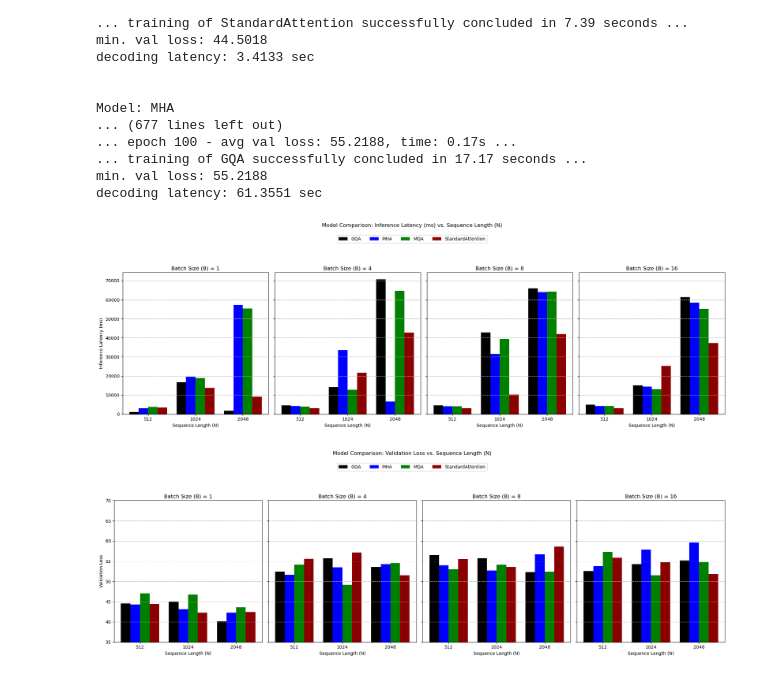
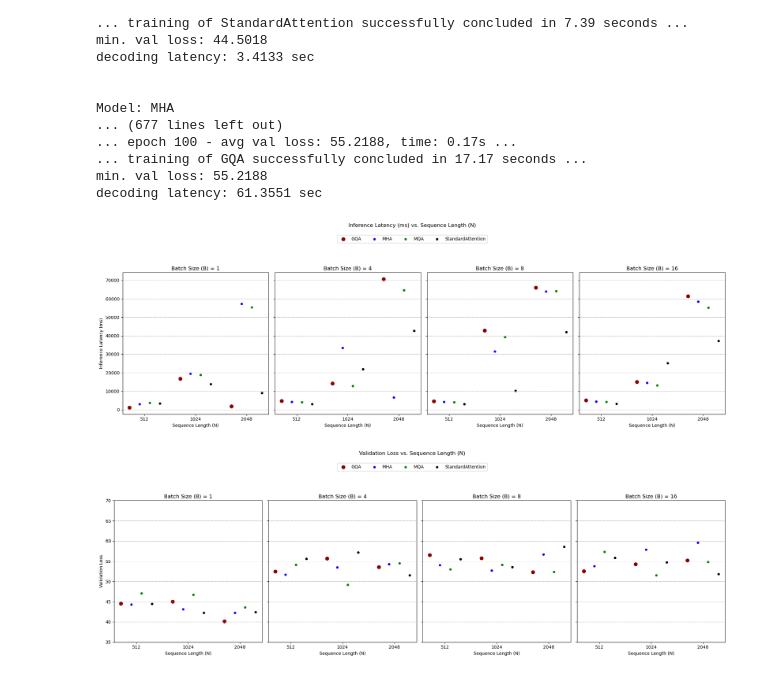
Before and after one commit to krik8235/ml-gqa-transformer, a Jupyter notebook: exp/exp_optimal_gqa.ipynb, the cells around one changed output. Drawn from its saved outputs; the diff is of its cells as text; code cells hidden in the pictures.

```diff
--- a/exp/exp_optimal_gqa.ipynb
+++ b/exp/exp_optimal_gqa.ipynb
@@ -787,51 +787,54 @@ data_df = pd.DataFrame(results)
 model_names = sorted(data_df['model'].unique().tolist())
 N_VALUES = sorted(data_df['N'].unique().tolist())
 B_VALUES = sorted(data_df['B'].unique().tolist())
-colors = ['black', 'blue', 'green', 'darkred']
-line_styles = ['-', '-', '-', '-',]
+
+colors = ['darkred', 'blue', 'green', 'black',]
 
 def plot_metric(data_list, metric_key, metric_label, B_VALUES, y_lim=None):
     data_df = pd.DataFrame(data_list)
     model_names = sorted(data_df['model'].unique().tolist())
+    N_VALUES = sorted(data_df['N'].unique().tolist())
     num_models = len(model_names)
     bar_width = 0.8 / num_models
 
     fig, axes = plt.subplots(1, len(B_VALUES), figsize=(5 * len(B_VALUES), 6), sharey=True)
     if len(B_VALUES) == 1: axes = [axes]
+
     for i, B in enumerate(B_VALUES):
         ax = axes[i]
         B_data_df = data_df.loc[data_df['B'] == B]
         x_base = range(len(N_VALUES))
 
         for j, model_name in enumerate(model_names):
             x_offset = j * bar_width - (bar_width * (num_models - 1) / 2)
             model_data_df = B_data_df.loc[B_data_df['model'] == model_name].sort_values(by='N')
             metric_list = model_data_df[metric_key].tolist()
             x_pos = [x + x_offset for x in x_base]
-            ax.bar(x_pos, metric_list, bar_width, color=colors[j % len(colors)], label=model_name)
+            # ax.bar(x_pos, metric_list, bar_width, color=colors[j % len(colors)], label=model_name)
+            ax.scatter(x_pos, metric_list, color=colors[j % len(colors)], label=model_name, s=60 if model_name == 'GQA' else 20)
 
         ax.set_title(f'Batch Size (B) = {B}')
 
         ax.set_xlabel('Sequence Length (N)')
         ax.set_xticks(x_base)
         ax.set_xticklabels([str(n) for n in N_VALUES])
 
         ax.grid(axis='y', linestyle='--')
         if i == 0: ax.set_ylabel(metric_label)
         if y_lim: ax.set_ylim(y_lim)
 
     handles, labels = axes[-1].get_legend_handles_labels()
     handles, labels = axes[0].get_legend_handles_labels()
     fig.legend(handles, labels, loc='upper center', bbox_to_anchor=(0.5, 1.05), ncol=num_models)
 
-    fig.suptitle(f'Model Comparison: {metric_label} vs. Sequence Length (N)', y=1.10)
+    fig.suptitle(f'{metric_label} vs. Sequence Length (N)', y=1.10)
     plt.tight_layout(rect=[0, 0, 1, 0.95])
     # plt.savefig(f'{metric_key}_comparison_bar_chart.png')
 
     return f'{metric_key}_comparison_bar_chart.png'
 
 latency_plot_file = plot_metric(results, 'latency_ms', 'Inference Latency (ms)', B_VALUES)
 val_loss_plot_file = plot_metric(results, 'val_loss', 'Validation Loss', B_VALUES, y_lim=(35, 70))
 # %% [output]
-[figure, old version]
+[figure, new version]
-[figure, old version]
+[figure, new version]
```
